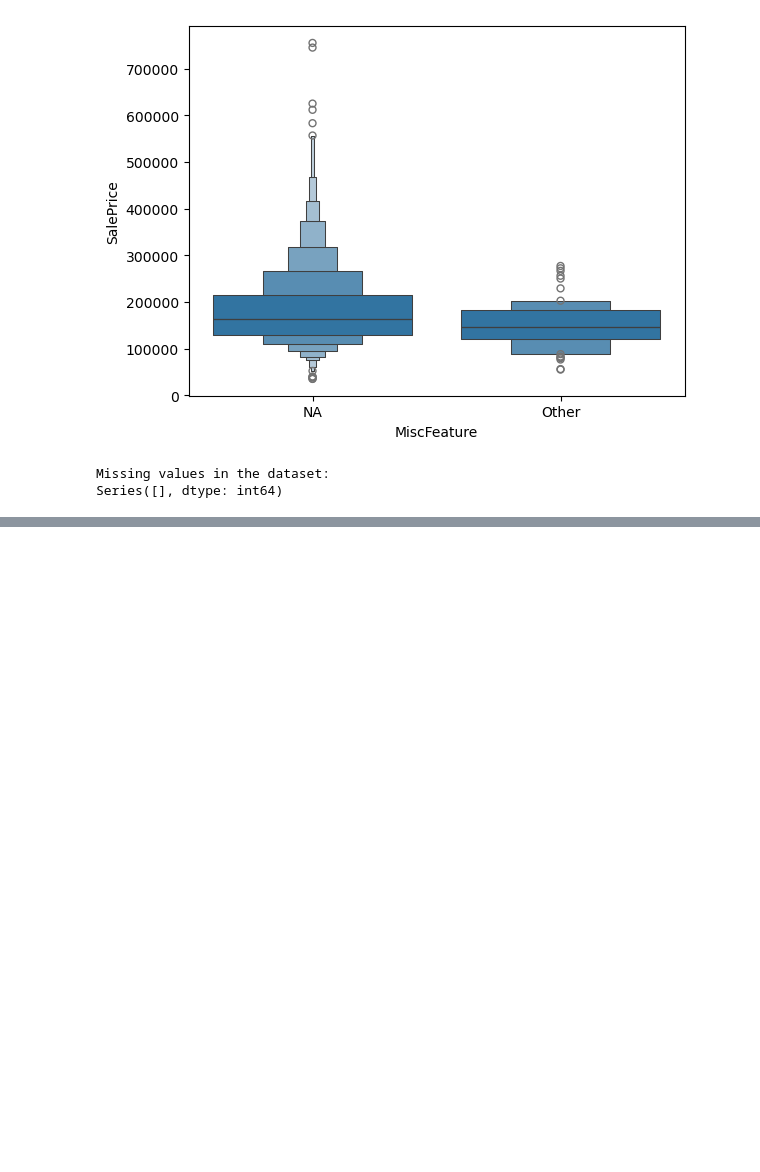
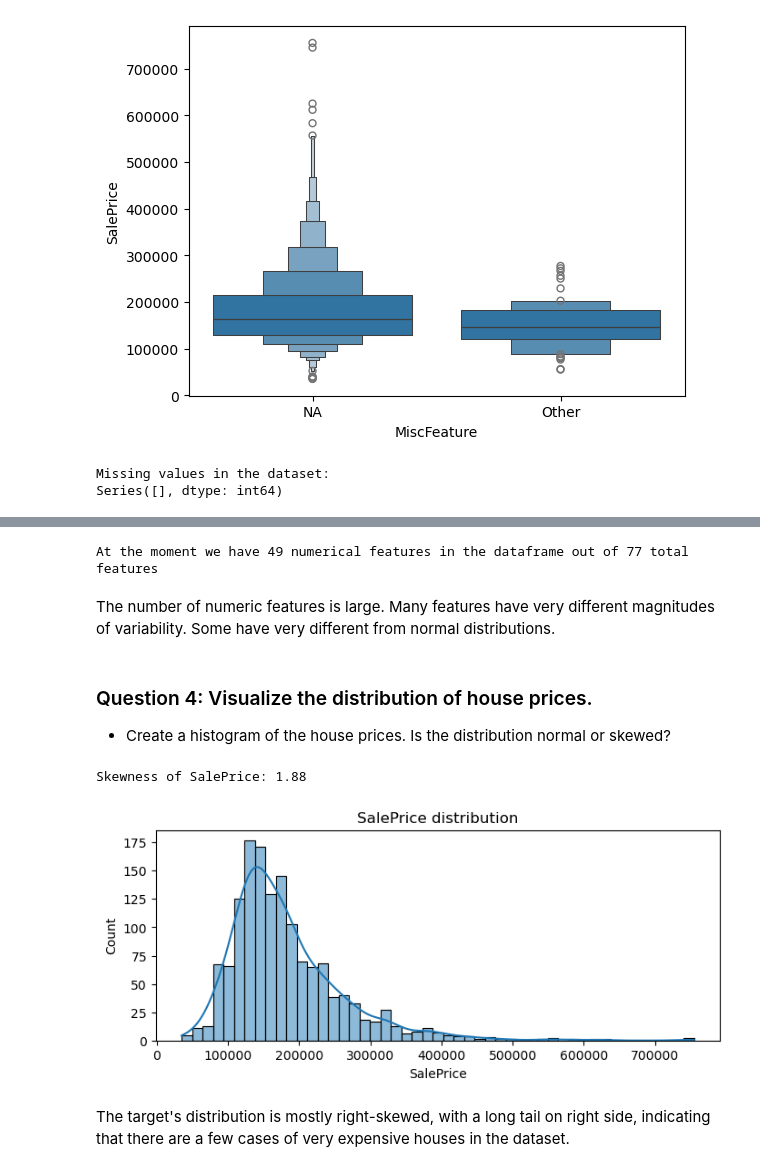
Before and after one commit to sergiimakhin/Redi, a Jupyter notebook: House_Prices/housing_price_assigment.ipynb, the cells around one changed output, grey strips where cells are left out. Cells and saved outputs as stored; diff of their text form; code cells hidden in the pictures; blank space fills up the shorter version.

```diff
--- a/House_Prices/housing_price_assigment.ipynb
+++ b/House_Prices/housing_price_assigment.ipynb
@@ -678,0 +695,25 @@ Series([], dtype: int64)
+# %%
+df = df.drop('Id', axis=1)    # drop the Id column as it is not informative for prediction
+df_num_features = df.select_dtypes(include='number').columns.tolist()    # list of left numerical features
+print(f"At the moment we have {len(df_num_features)} numerical features in the dataframe out of {df.shape[1]} total features")
+# %% [output]
+At the moment we have 49 numerical features in the dataframe out of 77 total features
+# %% [markdown]
+The number of numeric features is large. Many features have very different magnitudes of variability. Some have very different from normal distributions.
+# %% [markdown]
+### Question 4: Visualize the distribution of house prices.
+- Create a histogram of the house prices. Is the distribution normal or skewed?
+# %%
+# Check the skewness and distribution of the target variable SalePrice
+skewness = skew(df['SalePrice'])
+print(f"Skewness of SalePrice: {skewness:.2f}")
+
+plt.figure(figsize=(8, 3))
+sns.histplot(df['SalePrice'], kde=True)
+plt.title('SalePrice distribution')
+plt.show()
+# %% [output]
+Skewness of SalePrice: 1.88
+[figure, added]
+# %% [markdown]
+The target's distribution is mostly right-skewed, with a long tail on right side, indicating that there are a few cases of very expensive houses in the dataset.
```
Also changed, not shown: parts of 10 cells of this notebook.
